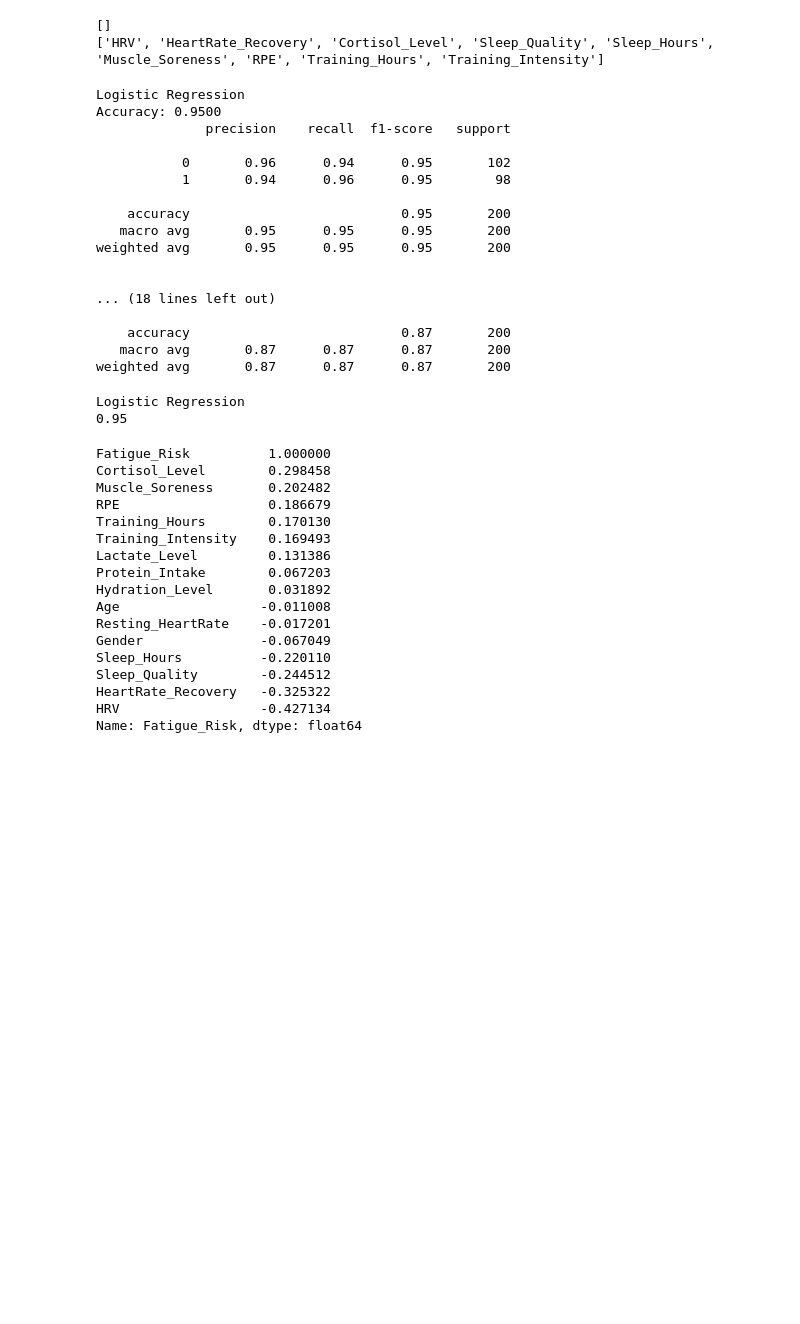
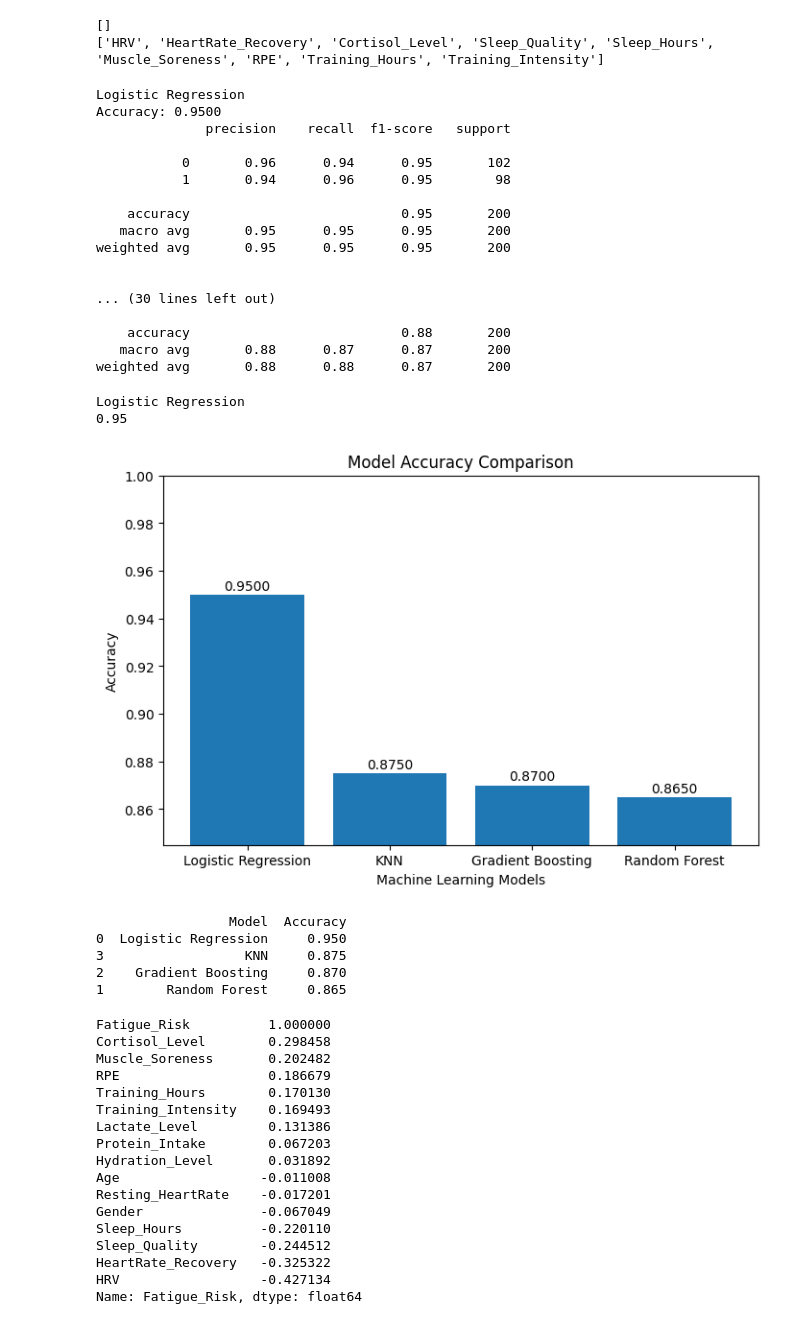
Before and after one commit to chiramjeevi-k/Athlete-Fatigue-Detection, a Jupyter notebook: AFD.ipynb, the cells around one changed output. Saved outputs shown, nothing was run; the diff lists cells and outputs as text; code cells hidden in the pictures; blank space fills up the shorter version.

```diff
--- a/AFD.ipynb
+++ b/AFD.ipynb
@@ -241,16 +241,26 @@ print(numerical_cols)
 from sklearn.pipeline import Pipeline
 from sklearn.linear_model import LogisticRegression
 from sklearn.ensemble import RandomForestClassifier, GradientBoostingClassifier
+from sklearn.neighbors import KNeighborsClassifier
 from sklearn.metrics import accuracy_score, classification_report
 
 models = {
-    "Logistic Regression": LogisticRegression(max_iter=1000, random_state=42),
+    "Logistic Regression": LogisticRegression(
+        max_iter=1000,
+        random_state=42
+    ),
+
     "Random Forest": RandomForestClassifier(
         n_estimators=300,
         random_state=42
     ),
+
     "Gradient Boosting": GradientBoostingClassifier(
         random_state=42
+    ),
+
+    "KNN": KNeighborsClassifier(
+        n_neighbors=5
     )
 }
 
@@ -289,11 +299,11 @@ Accuracy: 0.9500
 weighted avg       0.95      0.95      0.95       200
 
 
-... (18 lines left out)
+... (30 lines left out)
 
-    accuracy                           0.87       200
-   macro avg       0.87      0.87      0.87       200
-weighted avg       0.87      0.87      0.87       200
+    accuracy                           0.88       200
+   macro avg       0.88      0.87      0.87       200
+weighted avg       0.88      0.88      0.87       200
 # %%
 best_model_name = max(
     results,
@@ -307,6 +317,54 @@ print(results[best_model_name]["accuracy"])
 # %% [output]
 Logistic Regression
 0.95
+# %%
+import matplotlib.pyplot as plt
+import pandas as pd
+
+comparison_df = pd.DataFrame({
+    "Model": results.keys(),
+    "Accuracy": [v["accuracy"] for v in results.values()]
+})
+
+comparison_df = comparison_df.sort_values(
+    by="Accuracy",
+    ascending=False
+)
+
+plt.figure(figsize=(8,5))
+
+bars = plt.bar(
+    comparison_df["Model"],
+    comparison_df["Accuracy"]
+)
+
+plt.title("Model Accuracy Comparison")
+plt.ylabel("Accuracy")
+plt.xlabel("Machine Learning Models")
+plt.ylim(
+    comparison_df["Accuracy"].min() - 0.02,
+    1.0
+)
+
+for bar in bars:
+    height = bar.get_height()
+    plt.text(
+        bar.get_x() + bar.get_width()/2,
+        height + 0.002,
+        f"{height:.4f}",
+        ha="center"
+    )
+
+plt.show()
+
+print(comparison_df)
+# %% [output]
+[figure, added]
+                 Model  Accuracy
+0  Logistic Regression     0.950
+3                  KNN     0.875
+2    Gradient Boosting     0.870
+1        Random Forest     0.865
 # %%
 corr = df.corr(numeric_only=True)["Fatigue_Risk"].sort_values(ascending=False)
 print(corr)
```
Also changed, not shown: parts of 2 cells of this notebook, 1 other file.
